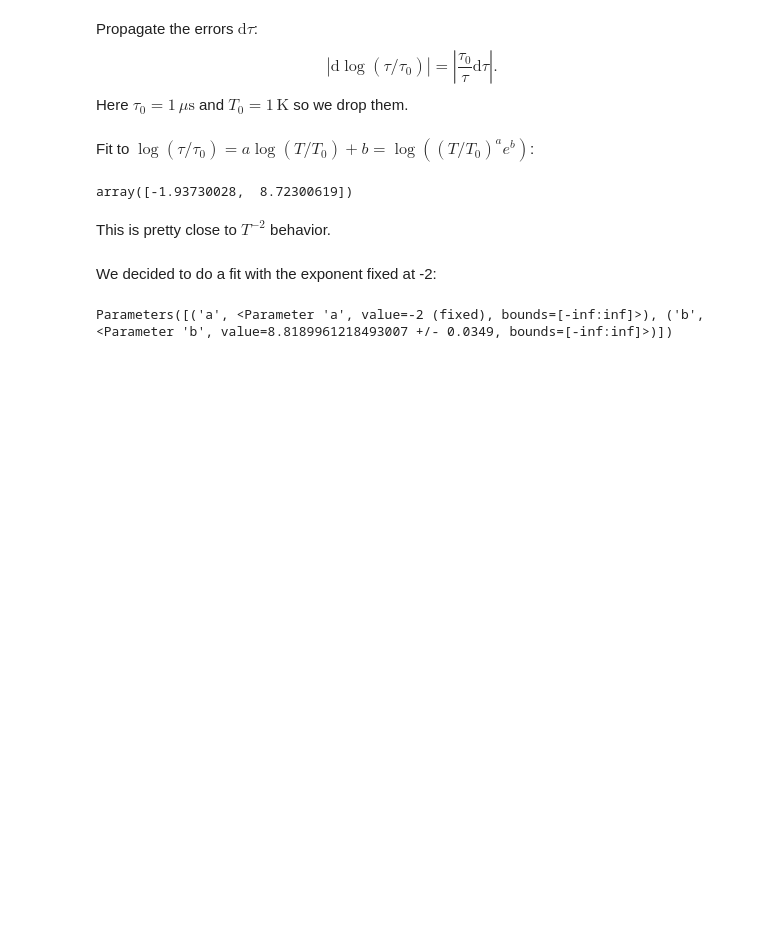
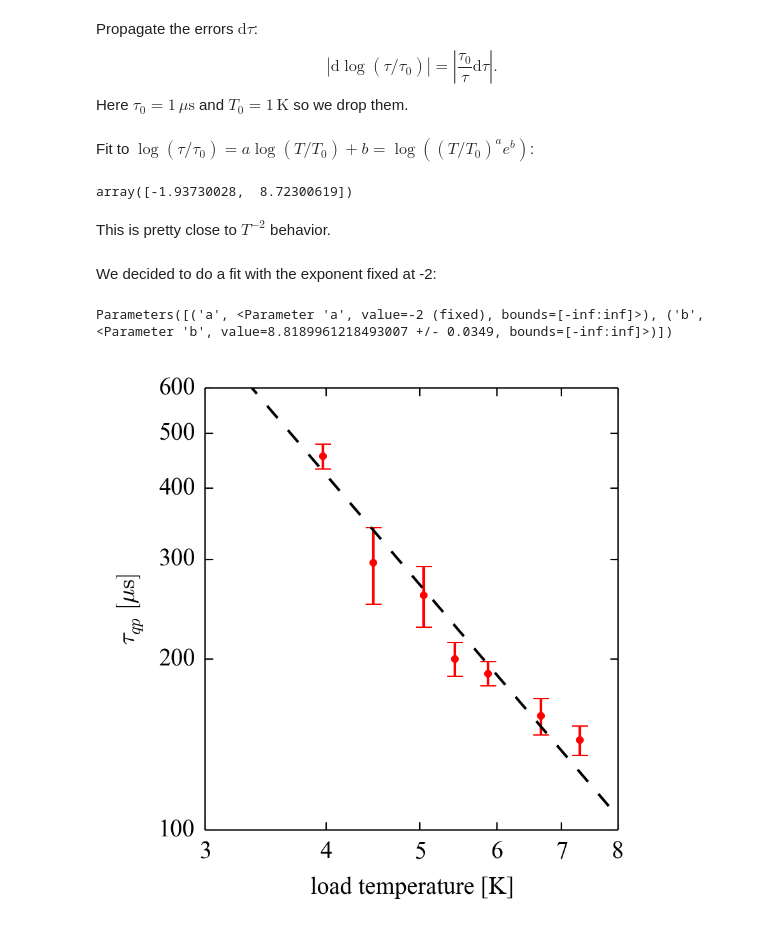
Before and after one commit to danielflanigan/ColumbiaCMB-notebooks, a Jupyter notebook: mkid/McCarrick_2014/tau_qp_vs_load_temperature.ipynb, the cells around one changed output. Saved outputs shown, nothing was run; the diff lists cells and outputs as text; code cells hidden in the pictures; blank space fills up the shorter version.

Commit message:
updated paper figures with display

```diff
--- a/mkid/McCarrick_2014/tau_qp_vs_load_temperature.ipynb
+++ b/mkid/McCarrick_2014/tau_qp_vs_load_temperature.ipynb
@@ -87,18 +88,22 @@ plt.rc('savefig', **savefig)
 # %%
 fig, ax = plt.subplots()
 xticks = np.arange(3, 9)
 yticks = np.arange(100, 700, 100)
 TT = np.linspace(xticks[0], xticks[-1], 1e3)
 ax.errorbar(T_eccosorb, tau_fall, yerr=tau_fall_error, linestyle='None', color='red', markeredgecolor='None', marker='o')
 ax.plot(TT, TT**fit.params['a'].value * np.exp(fit.params['b'].value), linestyle='--', color='black')
 ax.set_xscale('log')
 ax.set_yscale('log')
 ax.set_xlim(xticks[0], xticks[-1])
 ax.set_xticks(xticks)
 ax.set_xticklabels(['{:.0f}'.format(tick) for tick in xticks])
 ax.set_ylim(yticks[0], yticks[-1])
 ax.set_yticks(yticks)
 ax.set_yticklabels(['{:.0f}'.format(tick) for tick in yticks])
 ax.set_xlabel('load temperature [K]')
 ax.set_ylabel(r'$\tau_{qp} \, [\mu \mathrm{s}]$')
 fig.savefig('tau_qp_vs_load_temperature.pdf')
+display.clear_output()
+display.display(fig)
+# %% [output]
+[figure, added]
```
Also changed, not shown: parts of 1 cell of this notebook, 1 other file.
